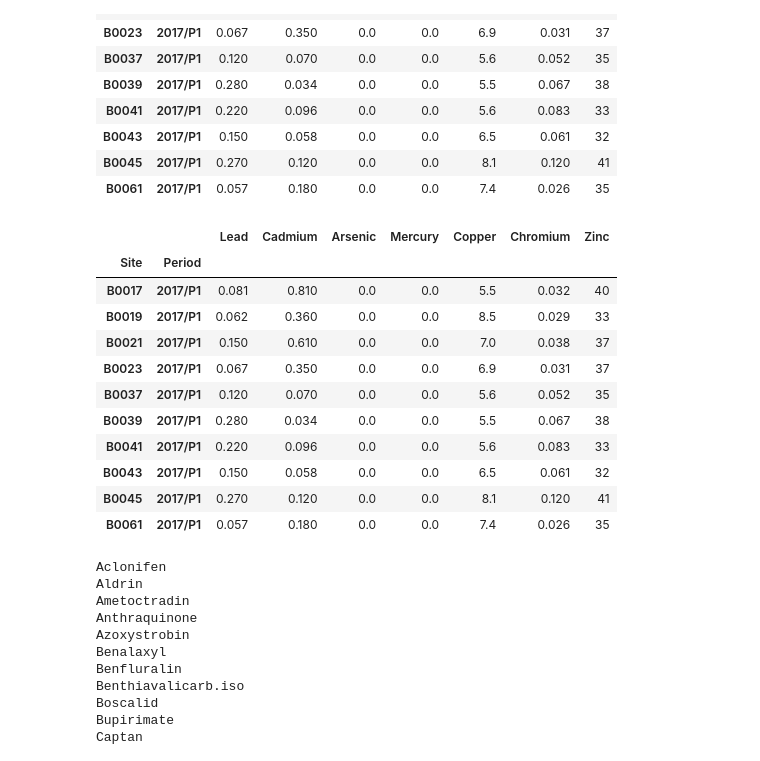
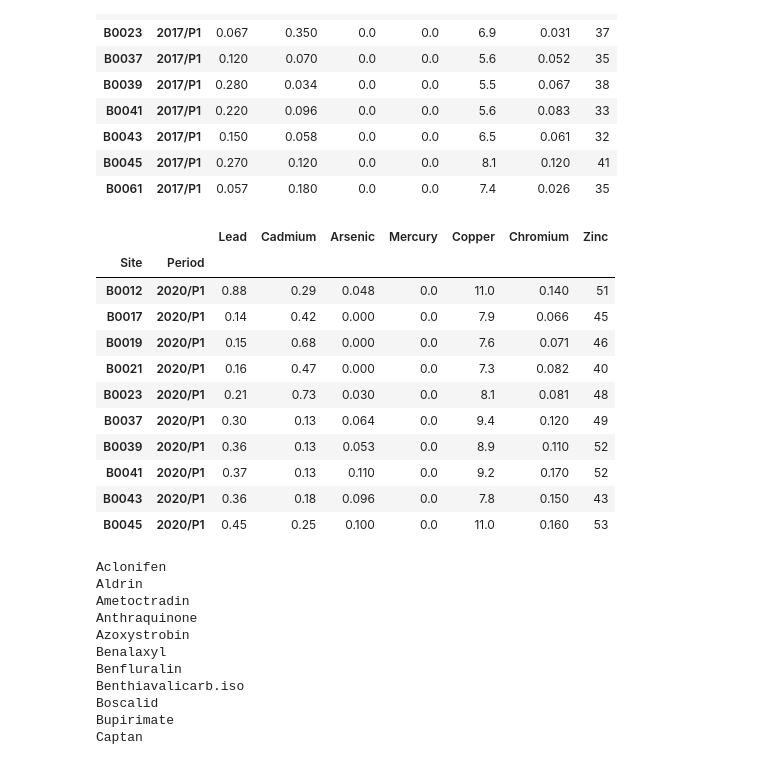
Before and after one commit to EbubekirKocadag/hackathon_beeodiversity, a Jupyter notebook: Draft_beeodiversity.ipynb, the cells around one changed output. Drawn from its saved outputs; the diff is of its cells as text; code cells hidden in the pictures.

```diff
--- a/Draft_beeodiversity.ipynb
+++ b/Draft_beeodiversity.ipynb
@@ -233,22 +233,22 @@ heavy_metal_periods.head(10)
 | B0061 | 2017/P1 | 0.057 | 0.180 | 0.0 | 0.0 | 7.4 | 0.026 | 35 |
 # %%
 heavy_metal_periods_2020 = load_periods_2020("HM")
-heavy_metal_periods_2020 = heavy_metal_periods.fillna(0)
+heavy_metal_periods_2020 = heavy_metal_periods_2020.fillna(0)
 heavy_metal_periods_2020.rename(columns={"Chrome": "Chromium"}, inplace=True)
 heavy_metal_periods_2020.head(10)
 # %% [output]
 |  |  | Lead | Cadmium | Arsenic | Mercury | Copper | Chromium | Zinc |
 | Site | Period |  |  |  |  |  |  |  |
-| B0017 | 2017/P1 | 0.081 | 0.810 | 0.0 | 0.0 | 5.5 | 0.032 | 40 |
-| B0019 | 2017/P1 | 0.062 | 0.360 | 0.0 | 0.0 | 8.5 | 0.029 | 33 |
-| B0021 | 2017/P1 | 0.150 | 0.610 | 0.0 | 0.0 | 7.0 | 0.038 | 37 |
-| B0023 | 2017/P1 | 0.067 | 0.350 | 0.0 | 0.0 | 6.9 | 0.031 | 37 |
-| B0037 | 2017/P1 | 0.120 | 0.070 | 0.0 | 0.0 | 5.6 | 0.052 | 35 |
-| B0039 | 2017/P1 | 0.280 | 0.034 | 0.0 | 0.0 | 5.5 | 0.067 | 38 |
-| B0041 | 2017/P1 | 0.220 | 0.096 | 0.0 | 0.0 | 5.6 | 0.083 | 33 |
-| B0043 | 2017/P1 | 0.150 | 0.058 | 0.0 | 0.0 | 6.5 | 0.061 | 32 |
-| B0045 | 2017/P1 | 0.270 | 0.120 | 0.0 | 0.0 | 8.1 | 0.120 | 41 |
-| B0061 | 2017/P1 | 0.057 | 0.180 | 0.0 | 0.0 | 7.4 | 0.026 | 35 |
+| B0012 | 2020/P1 | 0.88 | 0.29 | 0.048 | 0.0 | 11.0 | 0.140 | 51 |
+| B0017 | 2020/P1 | 0.14 | 0.42 | 0.000 | 0.0 | 7.9 | 0.066 | 45 |
+| B0019 | 2020/P1 | 0.15 | 0.68 | 0.000 | 0.0 | 7.6 | 0.071 | 46 |
+| B0021 | 2020/P1 | 0.16 | 0.47 | 0.000 | 0.0 | 7.3 | 0.082 | 40 |
+| B0023 | 2020/P1 | 0.21 | 0.73 | 0.030 | 0.0 | 8.1 | 0.081 | 48 |
+| B0037 | 2020/P1 | 0.30 | 0.13 | 0.064 | 0.0 | 9.4 | 0.120 | 49 |
+| B0039 | 2020/P1 | 0.36 | 0.13 | 0.053 | 0.0 | 8.9 | 0.110 | 52 |
+| B0041 | 2020/P1 | 0.37 | 0.13 | 0.110 | 0.0 | 9.2 | 0.170 | 52 |
+| B0043 | 2020/P1 | 0.36 | 0.18 | 0.096 | 0.0 | 7.8 | 0.150 | 43 |
+| B0045 | 2020/P1 | 0.45 | 0.25 | 0.100 | 0.0 | 11.0 | 0.160 | 53 |
 # %%
 pesticides_periods = load_periods("Pesticides")
 pesticides_periods.head(10)
```
Also changed, not shown: parts of 7 cells of this notebook.
